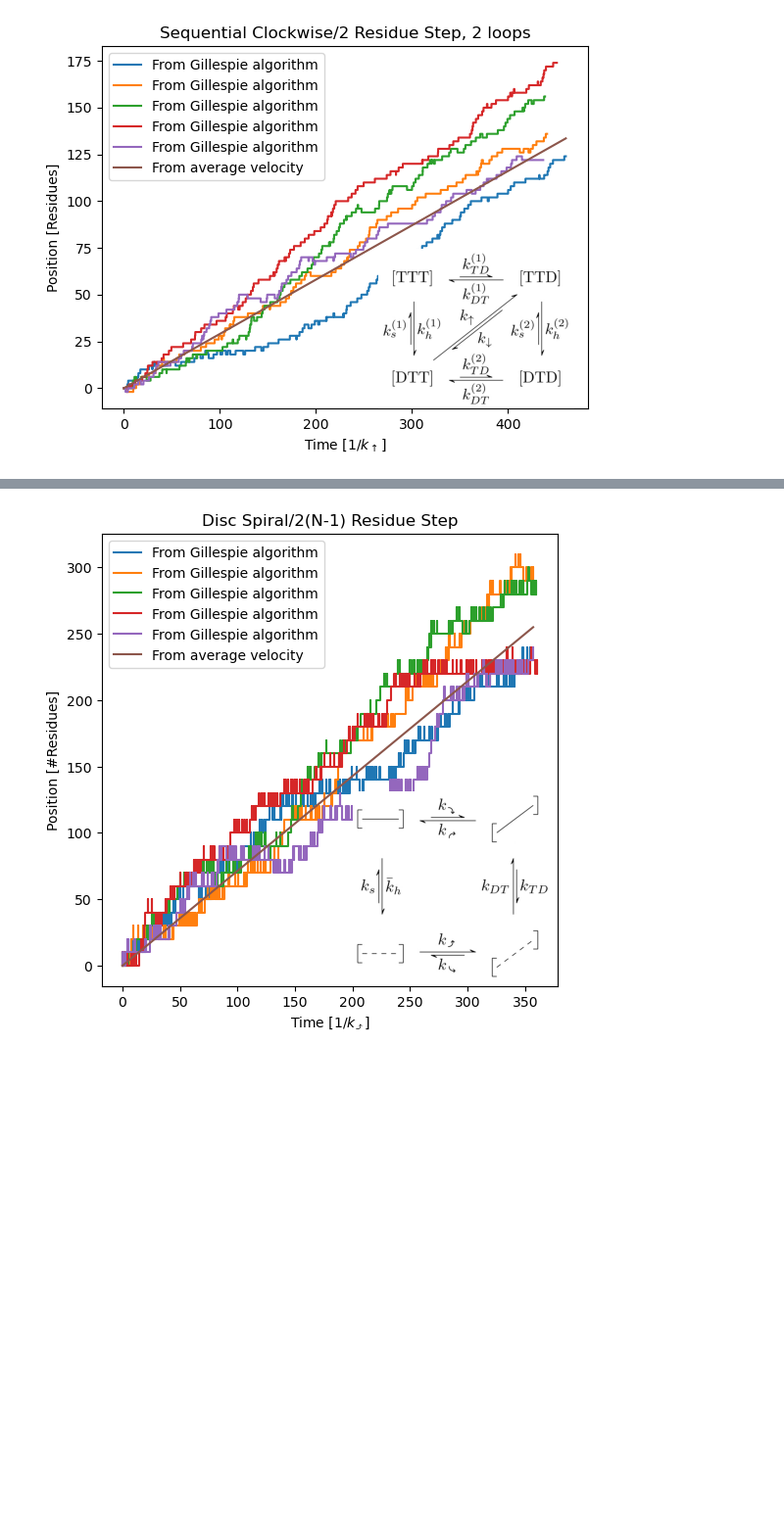
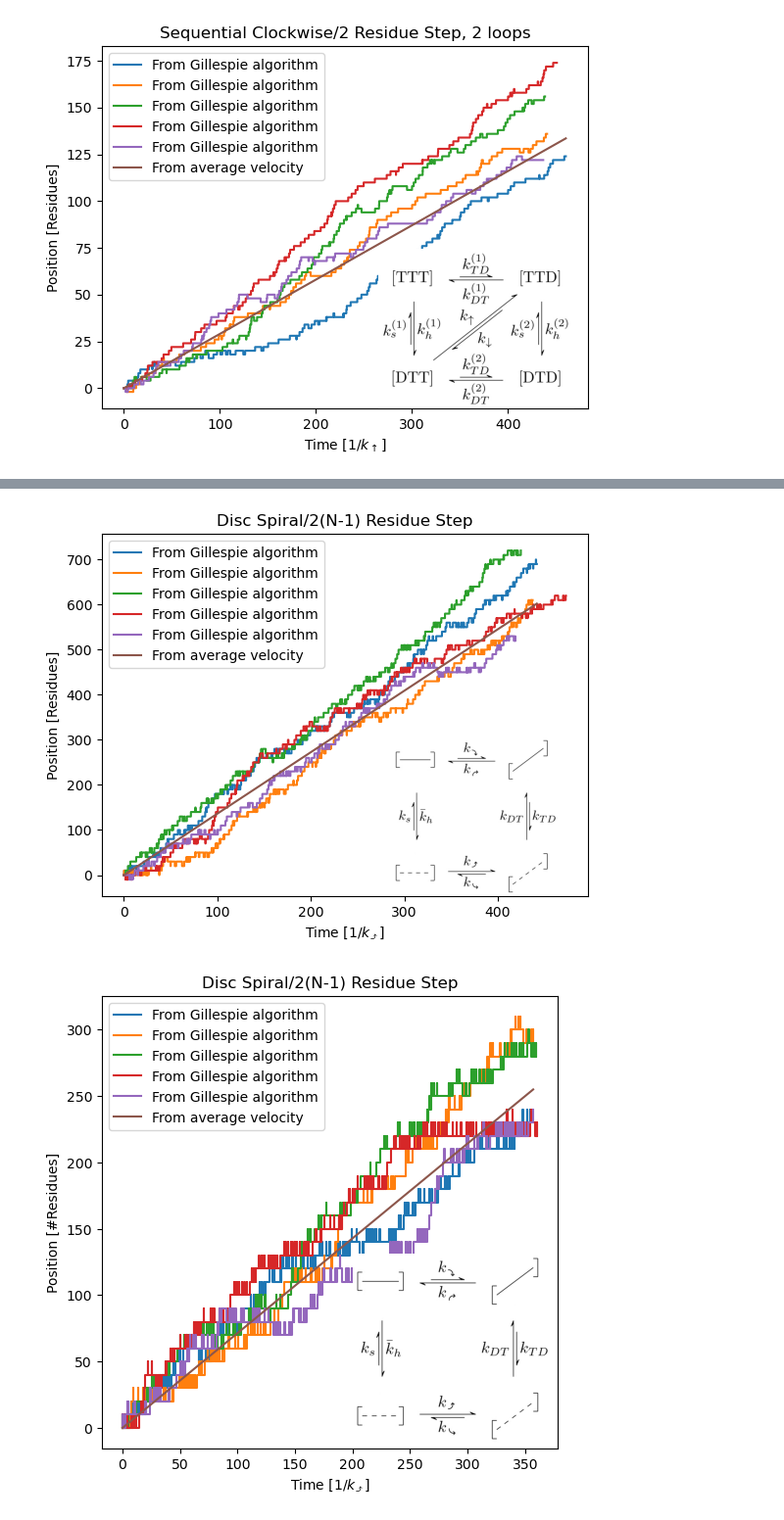
Before and after one commit to antmaier/Projet-de-Master, a Jupyter notebook: UnderstandingGillespieAlgorithm.ipynb, the cells around one changed output, grey strips where cells are left out. Shown at 98% size. Drawn from its saved outputs; the diff is of its cells as text; code cells hidden in the pictures; blank space fills up the shorter version.

Commit message:
Disc-spiral in progress

```diff
--- a/UnderstandingGillespieAlgorithm.ipynb
+++ b/UnderstandingGillespieAlgorithm.ipynb
@@ -761,6 +862,20 @@ kinetic_scheme.add_edges_from([
 disc_spiral = TranslocationModel(kinetic_scheme, ("┉┉", "┋"),
                                n_residues_per_step=2*(n_protomers-1),
                                n_protomers=n_protomers)
+# %%
+disc_spiral = DiscSpiral()
+trajectories = disc_spiral.gillespie(n_simulations=5,
+    cumulative_sums={'position': 'displacement', 'ATP': 'ATP quantity'})
+ax = disc_spiral.plot_position_evolution(
+    list(trajectory[['timestamp', 'position']] for trajectory in trajectories),
+    time_unit=r"$1/k_⤴$",
+    position_unit="Residues",
+    kinetic_scheme_image_path="Disc_spiral_kinetic_scheme.jpg",
+    title="Disc Spiral/2(N-1) Residue Step"
+)
+plt.show()
+# %% [output]
+[figure, added]
 # %%
 trajectory = disc_spiral.gillespie(positions=True, n_simulations=5)
 fig, ax = disc_spiral.plot_position_evolution(
```
Also changed, not shown: parts of 2 cells of this notebook.
